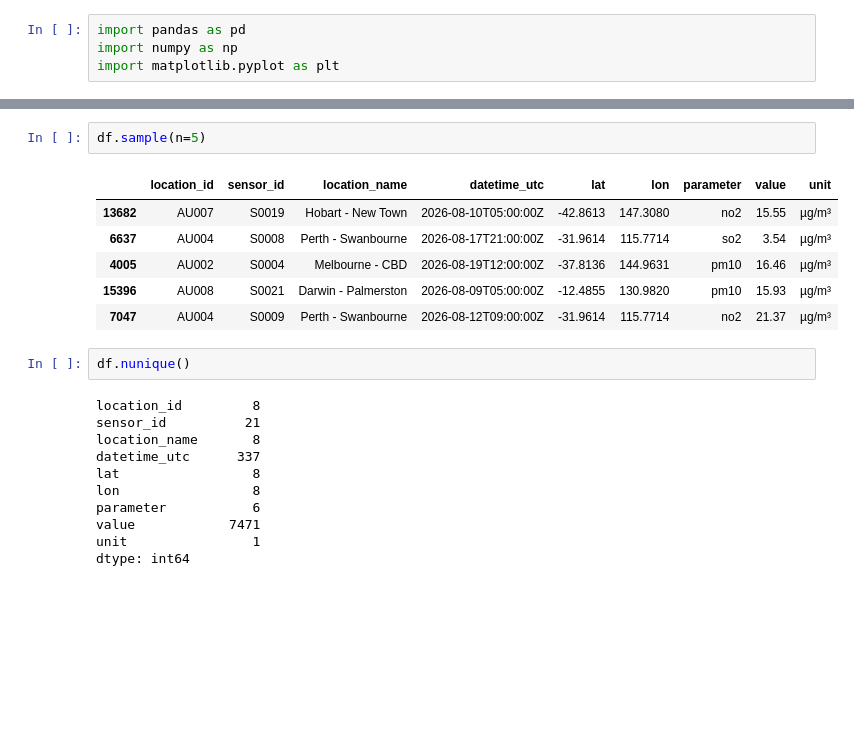
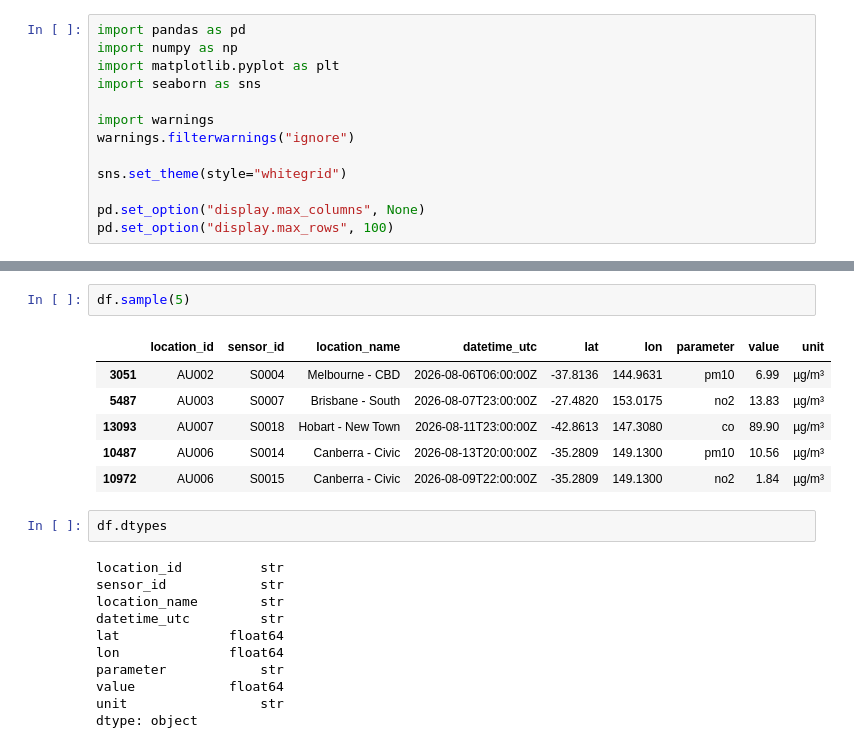
Before and after one commit to shahsandesh30/DataGuard, a Jupyter notebook: notebooks/layer2/silver_data_eda.ipynb, the cells around one changed output, grey strips where cells are left out. Drawn from its saved outputs; the diff is of its cells as text; blank space fills up the shorter version.

```diff
--- a/notebooks/layer2/silver_data_eda.ipynb
+++ b/notebooks/layer2/silver_data_eda.ipynb
@@ -2,3 +2,12 @@
 import pandas as pd
 import numpy as np
 import matplotlib.pyplot as plt
+import seaborn as sns
+
+import warnings
+warnings.filterwarnings("ignore")
+
+sns.set_theme(style="whitegrid")
+
+pd.set_option("display.max_columns", None)
+pd.set_option("display.max_rows", 100)
@@ -62,24 +102,24 @@ df.tail()
 | 16174 | AU008 | S0021 | Darwin - Palmerston | 2026-08-20T00:00:00Z | -12.4855 | 130.982 | so2 | 7.29 | µg/m³ |
 | 16175 | AU008 | S0021 | Darwin - Palmerston | 2026-08-20T00:00:00Z | -12.4855 | 130.982 | no2 | 30.73 | µg/m³ |
 # %%
-df.sample(n=5)
+df.sample(5)
 # %% [output]
 |  | location_id | sensor_id | location_name | datetime_utc | lat | lon | parameter | value | unit |
-| 13682 | AU007 | S0019 | Hobart - New Town | 2026-08-10T05:00:00Z | -42.8613 | 147.3080 | no2 | 15.55 | µg/m³ |
-| 6637 | AU004 | S0008 | Perth - Swanbourne | 2026-08-17T21:00:00Z | -31.9614 | 115.7714 | so2 | 3.54 | µg/m³ |
-| 4005 | AU002 | S0004 | Melbourne - CBD | 2026-08-19T12:00:00Z | -37.8136 | 144.9631 | pm10 | 16.46 | µg/m³ |
-| 15396 | AU008 | S0021 | Darwin - Palmerston | 2026-08-09T05:00:00Z | -12.4855 | 130.9820 | pm10 | 15.93 | µg/m³ |
-| 7047 | AU004 | S0009 | Perth - Swanbourne | 2026-08-12T09:00:00Z | -31.9614 | 115.7714 | no2 | 21.37 | µg/m³ |
+| 3051 | AU002 | S0004 | Melbourne - CBD | 2026-08-06T06:00:00Z | -37.8136 | 144.9631 | pm10 | 6.99 | µg/m³ |
+| 5487 | AU003 | S0007 | Brisbane - South | 2026-08-07T23:00:00Z | -27.4820 | 153.0175 | no2 | 13.83 | µg/m³ |
+| 13093 | AU007 | S0018 | Hobart - New Town | 2026-08-11T23:00:00Z | -42.8613 | 147.3080 | co | 89.90 | µg/m³ |
+| 10487 | AU006 | S0014 | Canberra - Civic | 2026-08-13T20:00:00Z | -35.2809 | 149.1300 | pm10 | 10.56 | µg/m³ |
+| 10972 | AU006 | S0015 | Canberra - Civic | 2026-08-09T22:00:00Z | -35.2809 | 149.1300 | no2 | 1.84 | µg/m³ |
 # %%
-df.nunique()
+df.dtypes
 # %% [output]
-location_id         8
-sensor_id          21
-location_name       8
-datetime_utc      337
-lat                 8
-lon                 8
-parameter           6
-value            7471
-unit                1
-dtype: int64
+location_id          str
+sensor_id            str
+location_name        str
+datetime_utc         str
+lat              float64
+lon              float64
+parameter            str
+value            float64
+unit                 str
+dtype: object
```
Also changed, not shown: parts of 45 cells of this notebook.
